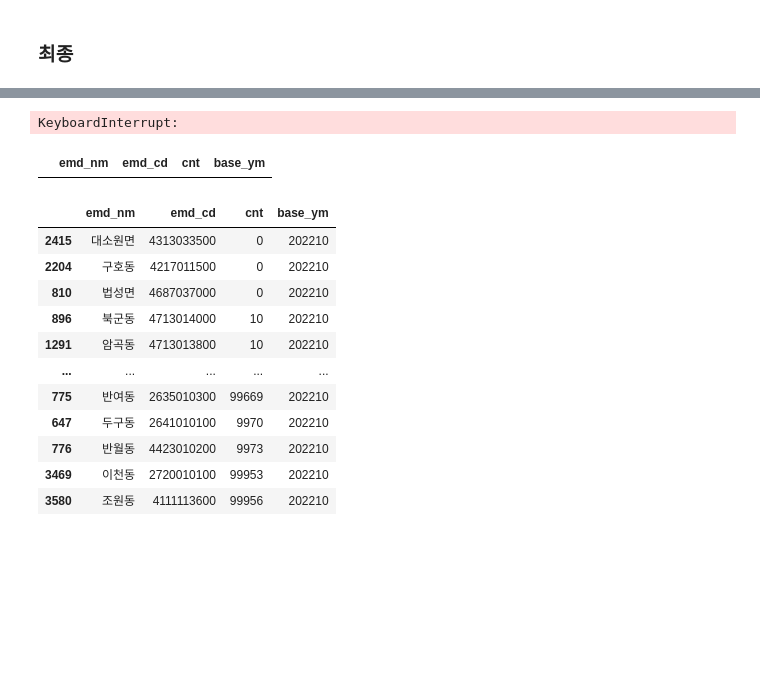
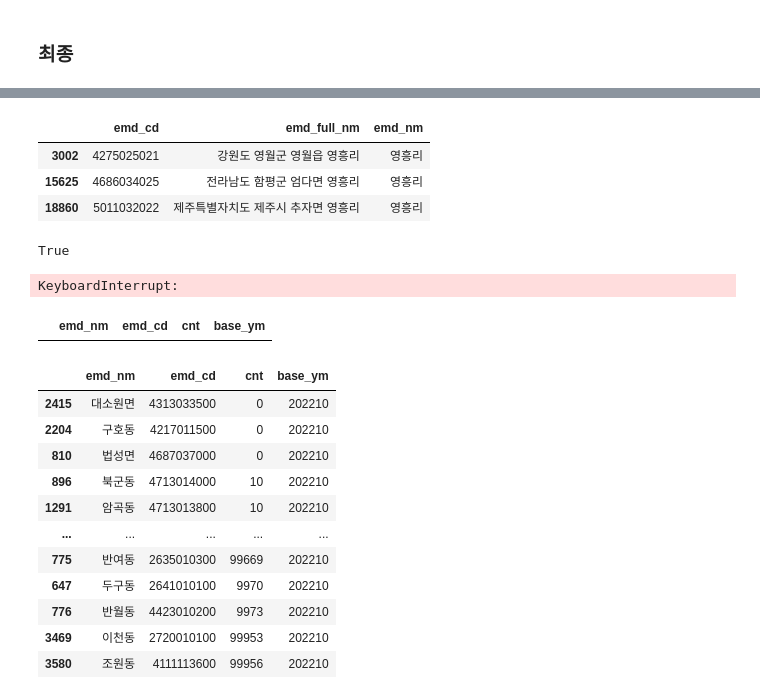
Before and after one commit to UL-DA/pythonProject, a Jupyter notebook: SNS_데이터수집/인스타_동별게시물수.ipynb, the cells around one changed output, grey strips where cells are left out. Cells and saved outputs as stored; diff of their text form; code cells hidden in the pictures; blank space fills up the shorter version.

```diff
--- a/SNS_데이터수집/인스타_동별게시물수.ipynb
+++ b/SNS_데이터수집/인스타_동별게시물수.ipynb
@@ -37,3 +101,14 @@ df_emd['emd_cd'] = df_emd['emd_cd'] + '00'
+# %%
+df_emd[df_emd['emd_nm']=='영흥리']
+# %% [output]
+|  | emd_cd | emd_full_nm | emd_nm |
+| 3002 | 4275025021 | 강원도 영월군 영월읍 영흥리 | 영흥리 |
+| 15625 | 4686034025 | 전라남도 함평군 엄다면 영흥리 | 영흥리 |
+| 18860 | 5011032022 | 제주특별자치도 제주시 추자면 영흥리 | 영흥리 |
+# %%
+(len(df_emd[df_emd['emd_nm']==df_emd['emd_nm'][i]]) > 1) == True
+# %% [output]
+True
 # %%
 ### 2. 법정동별 게시물 수 수집 (1차 수집)
 driver = webdriver.Chrome(executable_path='C:\oasis\git\pythonProject\업무 완료\driver\chromedriver.exe')
```
Also changed, not shown: parts of 8 cells of this notebook, 2 other files.
